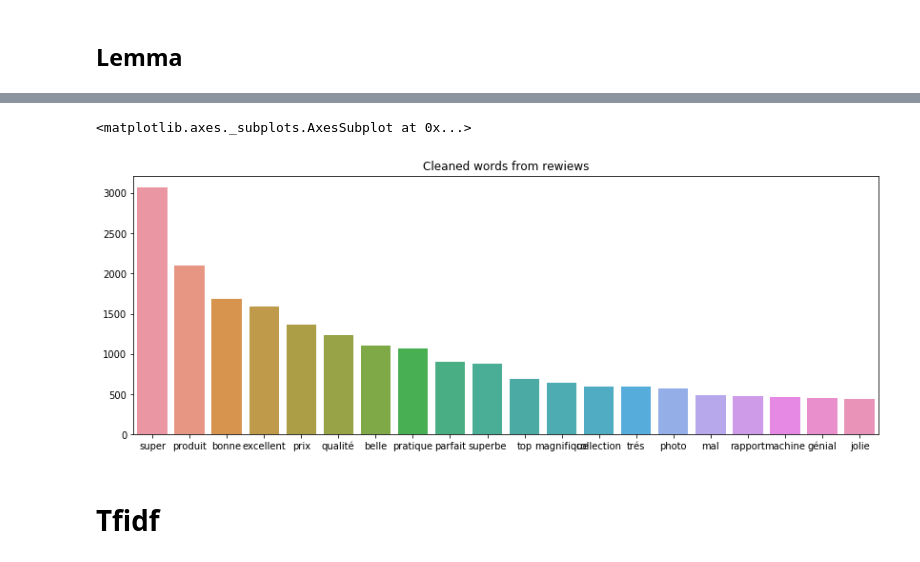
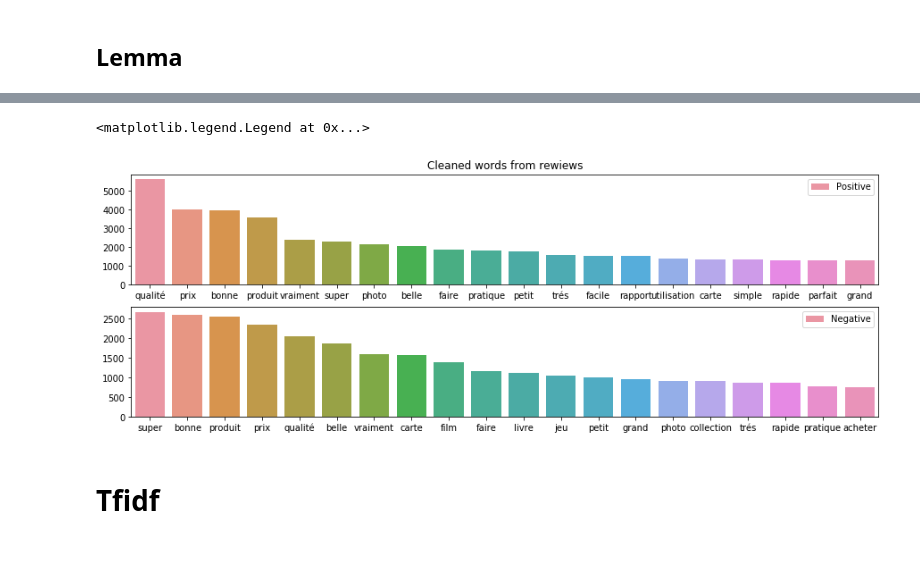
Before and after one commit to cristianpb/priceminister, a Jupyter notebook: notebooks/01-Exploration.ipynb, the cells around one changed output, grey strips where cells are left out. Drawn from its saved outputs; the diff is of its cells as text; code cells hidden in the pictures.

```diff
--- a/notebooks/01-Exploration.ipynb
+++ b/notebooks/01-Exploration.ipynb
@@ -133,12 +184,19 @@ class LemmaCountVectorizer(CountVectorizer):
     def build_analyzer(self):
         analyzer = super(LemmaCountVectorizer, self).build_analyzer()
         return lambda doc: (lemm.lemmatize(w) for w in analyzer(doc))
+# %%
+def get_lemmas(text):
+    tf_vectorizer = LemmaCountVectorizer(max_df=0.95,
+                                     min_df=2,
+                                     stop_words=stopwords,
+                                     decode_error='ignore')
+    tf = tf_vectorizer.fit_transform(text)
+    feature_names = tf_vectorizer.get_feature_names()
+    count_vec = np.asarray(tf.sum(axis=0)).ravel()
+    zipped = list(zip(feature_names, count_vec))
+    x,y = (list(x) for x in zip(*sorted(zipped, key=lambda x: x[1], reverse=True)))
+    return x,y
 # %%
 # Storing the entire training text in a list
-text = list(train['review_title'].dropna().values)
-# Calling our overwritten Count vectorizer
-tf_vectorizer = LemmaCountVectorizer(max_df=0.95,
-                                     min_df=2,
-                                     stop_words=stopwords,
-                                     decode_error='ignore')
-tf = tf_vectorizer.fit_transform(text)
+text_pos = list(train[train['Target'] == 1]['review_content'].dropna().values)
+text_neg = list(train[train['Target'] == 0]['review_content'].dropna().values)
@@ -153,9 +203,15 @@ X = np.concatenate([x[0:15], x[-16:-1]])
-# %%
-plt.figure(figsize=(14,5))
-plt.title('Cleaned words from rewiews')
-sns.barplot(x=x[0:20], y=y[0:20])
-# %% [output]
-<matplotlib.axes._subplots.AxesSubplot at 0x...>
-[figure, removed]
+# %%
+x_pos, y_pos = get_lemmas(text_pos)
+x_neg, y_neg = get_lemmas(text_neg)
+# %%
+fig, axr = plt.subplots(2,figsize=(15,5))
+axr[0].set_title('Cleaned words from rewiews')
+sns.barplot(x=x_pos[0:20], y=y_pos[0:20], ax=axr[0], label='Positive')
+axr[0].legend()
+sns.barplot(x=x_neg[0:20], y=y_neg[0:20], ax=axr[1], label='Negative')
+axr[1].legend()
+# %% [output]
+<matplotlib.legend.Legend at 0x...>
+[figure, added]
 # %% [markdown]
 # Tfidf
```
Also changed, not shown: parts of 15 cells of this notebook, 5 other files.
